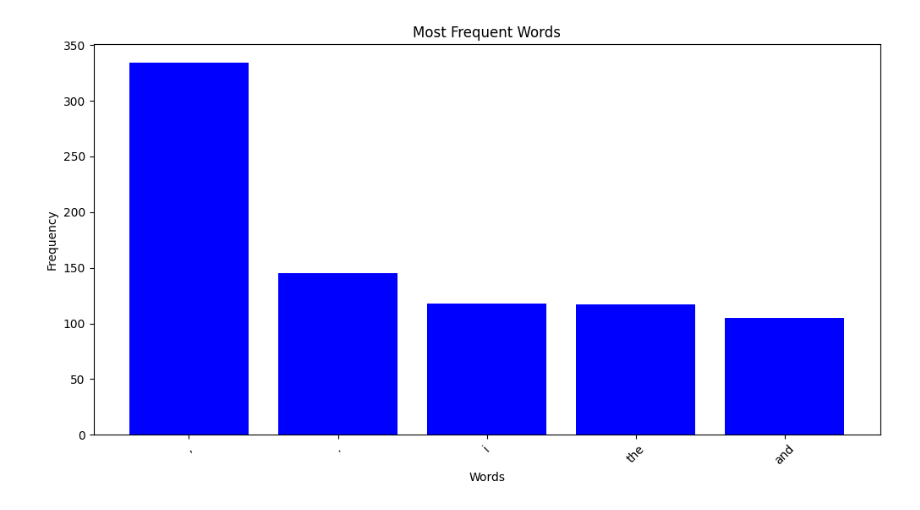
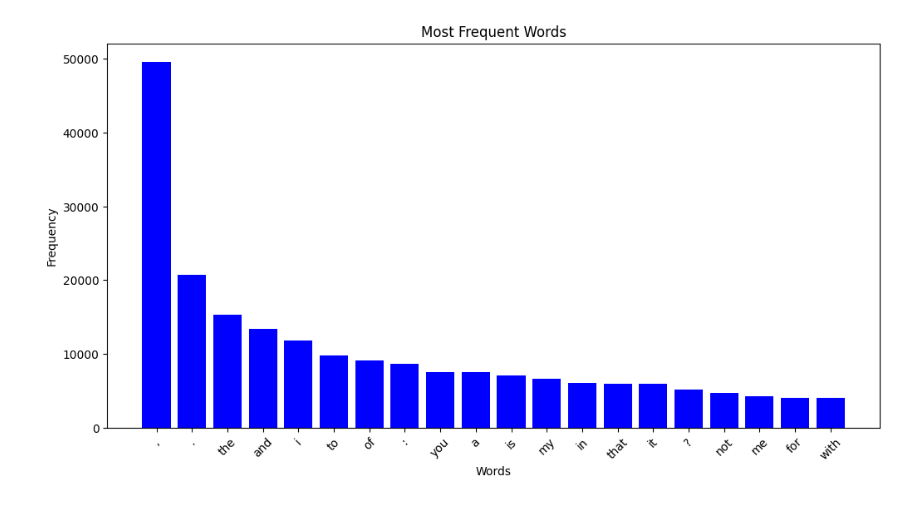
Before and after one commit to MufengNiu/BinderTest, a Jupyter notebook: API.ipynb, the cells around one changed output. Drawn from its saved outputs; the diff is of its cells as text; code cells hidden in the pictures.

```diff
--- a/API.ipynb
+++ b/API.ipynb
@@ -155,52 +28,50 @@ KeyError: ignored
 # %%
-# Text ID for Word frequency
-import matplotlib.pyplot as plt
+# Word frequency..  Top 20 most frequent word.
 
-text_id = 1037  # Replace with your actual text ID
+textset_id = 86  # Replace with your actual text set ID
 
 # URL and Data for Word Frequencies
 url = "https://intelligentarchive.sydney.edu.au/api/v1/word-frequencies"
 word_freq_request = {
-    "text": text_id,
+    "textSet": textset_id,
 }
 
 # Make the API Request
 response = requests.post(url, json=word_freq_request, headers={"X-API-KEY": api_key})
 
-# Prepare data for plotting
-words = []
-frequencies = []
+# Create a dictionary to hold word frequencies
+word_frequency_map = {}
 
 # Handle the Response
 if response.status_code == 200:
     response_data = response.json()
     blocks = response_data.get("blocks", [])
 
     for block in blocks:
         freqs = block.get('frequencies', [])
 
         for freq in freqs:
-            word = freq.get('word', 'N/A')
-            value = freq.get('value', 'N/A')
+            word = freq.get('word')
+            value = freq.get('value')
 
-            words.append(word)
-            frequencies.append(value)
+            word_frequency_map[word] = word_frequency_map.get(word, 0) + value
 
-    # Sort by frequency and take top 20 words
-    sorted_indices = sorted(range(len(frequencies)), key=lambda k: frequencies[k], reverse=True)[:20]
-    sorted_words = [words[i] for i in sorted_indices]
-    sorted_frequencies = [frequencies[i] for i in sorted_indices]
+    # Sort by frequency and take the top 20 words
+    sorted_items = sorted(word_frequency_map.items(), key=lambda x: x[1], reverse=True)[:20]
+    sorted_words = [item[0] for item in sorted_items]
+    sorted_frequencies = [item[1] for item in sorted_items]
 
     # Plotting
     plt.figure(figsize=(12, 6))
     plt.bar(sorted_words, sorted_frequencies, color='blue')
     plt.xlabel('Words')
     plt.ylabel('Frequency')
     plt.title('Most Frequent Words')
     plt.xticks(rotation=45)
     plt.show()
 
+
 else:
     print(f"Failed: {response.status_code} {response.reason}")
 # %% [output]
-[figure, old version]
+[figure, new version]
```
Also changed, not shown: parts of 13 cells of this notebook.
